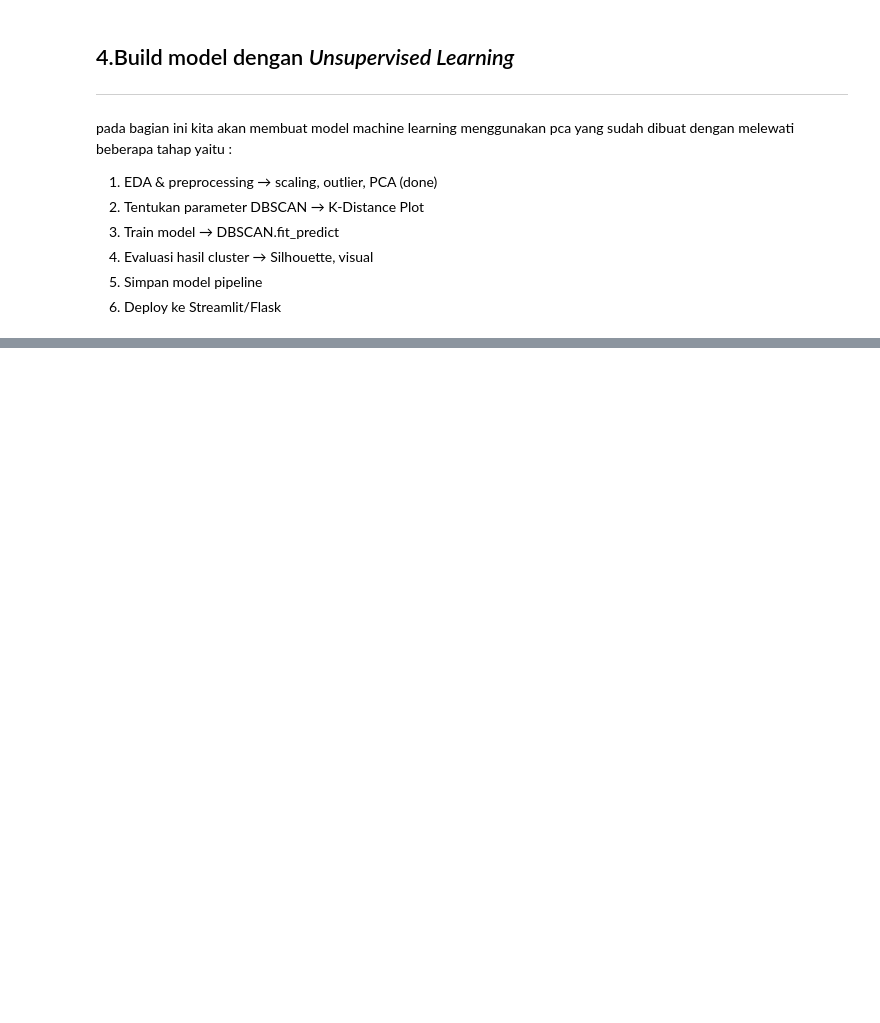
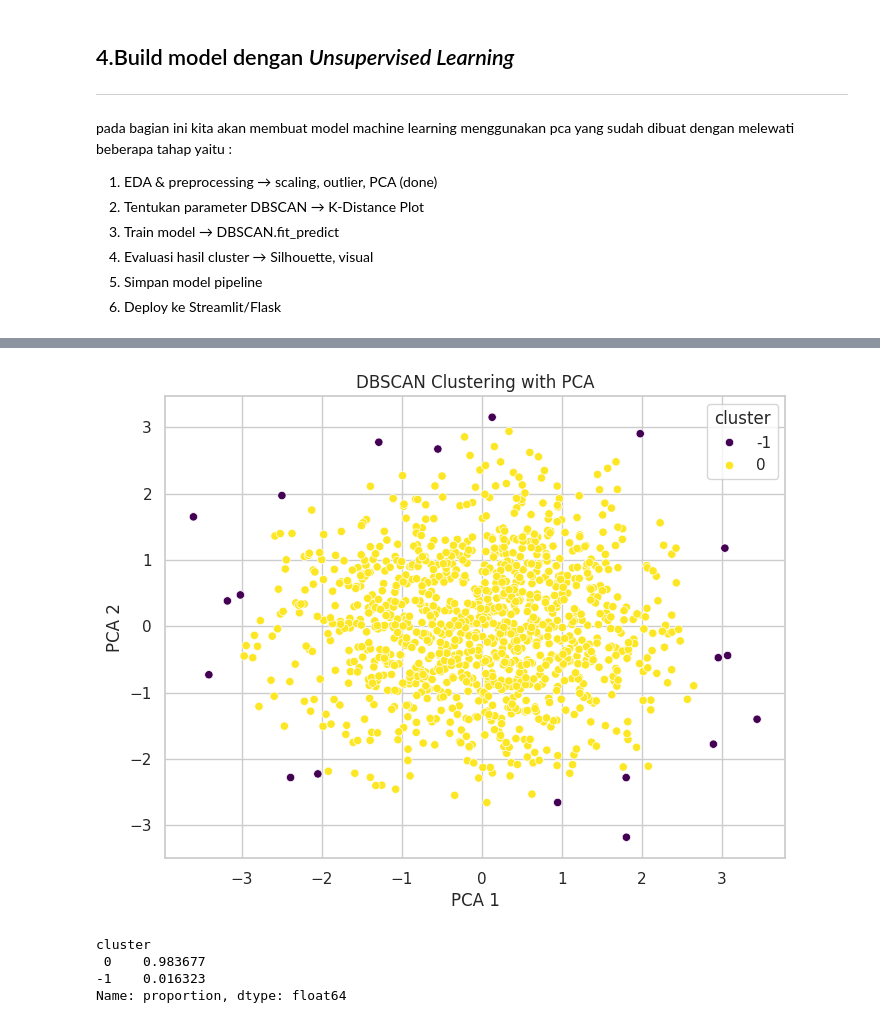
Before and after one commit to BlackBox-Ops/prediksi-estimasi-perbaikan-mesin, a Jupyter notebook: DS Series Prediksi dan Estimasi Perbaikan Mesin.ipynb, the cells around one changed output, grey strips where cells are left out. Cells and saved outputs as stored; diff of their text form; code cells hidden in the pictures; blank space fills up the shorter version.

```diff
--- a/DS Series Prediksi dan Estimasi Perbaikan Mesin.ipynb
+++ b/DS Series Prediksi dan Estimasi Perbaikan Mesin.ipynb
@@ -929,0 +898,18 @@ Langkah selanjutnya:
+# %%
+plt.figure(figsize=(8,6))
+
+sns.scatterplot(x=X_pca[:, 0], y=X_pca[:, 1], hue =  clusters, palette='viridis')
+plt.title('DBSCAN Clustering with PCA')
+plt.xlabel('PCA 1')
+plt.ylabel('PCA 2')
+plt.legend(title='cluster')
+plt.show()
+# %% [output]
+[figure, added]
+# %%
+df_cleaned['cluster'].value_counts(normalize=True)
+# %% [output]
+cluster
+ 0    0.983677
+-1    0.016323
+Name: proportion, dtype: float64
```
Also changed, not shown: parts of 29 cells of this notebook.
